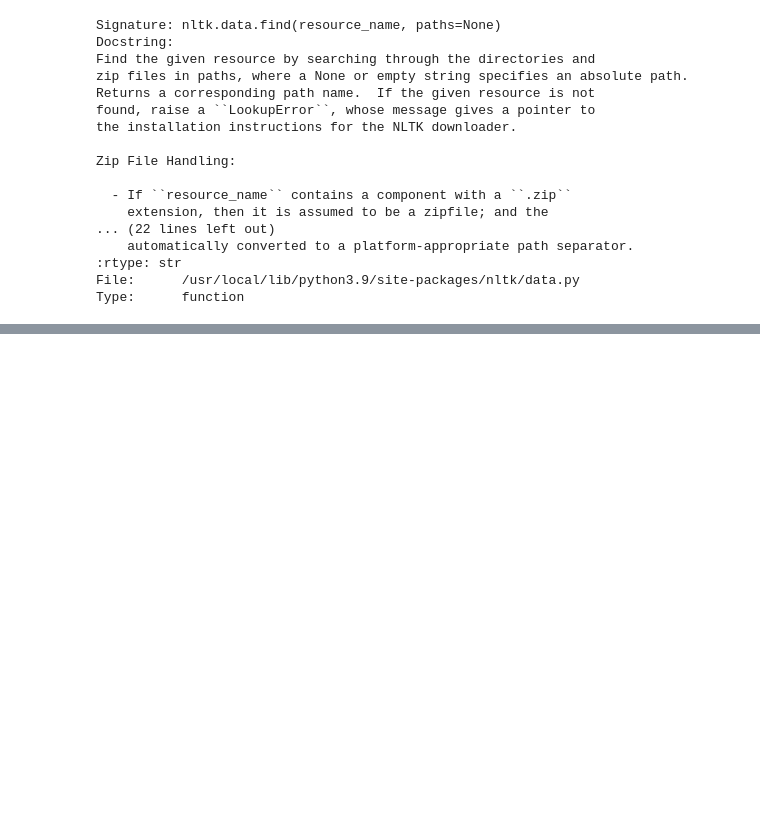
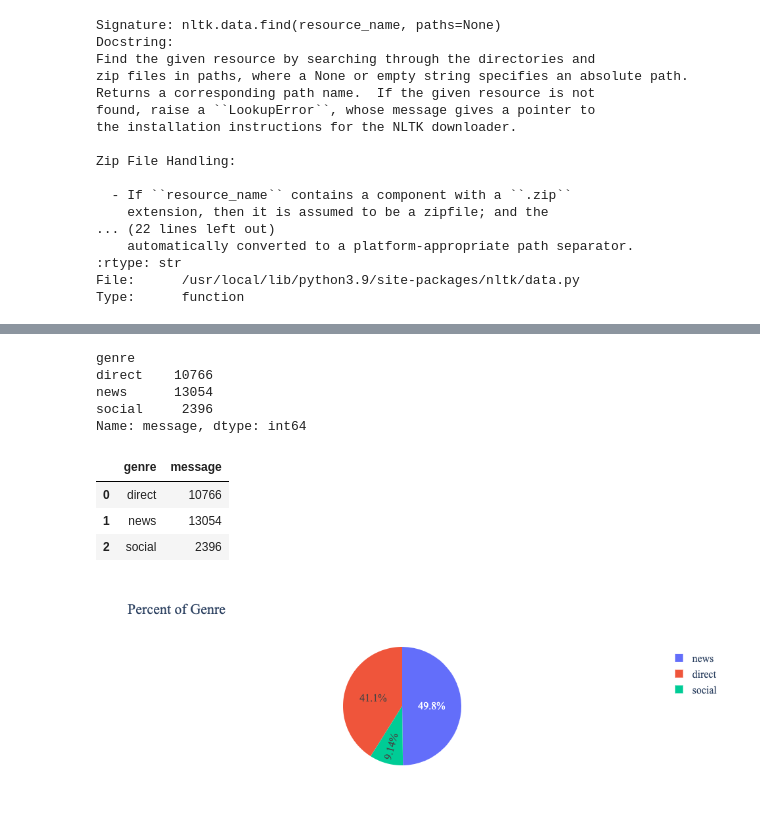
Before and after one commit to ZacksAmber/Disaster-Response-Pipelines, a Jupyter notebook: code/multi-label_classification_practice.ipynb, the cells around one changed output, grey strips where cells are left out. Saved outputs shown, nothing was run; the diff lists cells and outputs as text; code cells hidden in the pictures; blank space fills up the shorter version.

```diff
--- a/code/multi-label_classification_practice.ipynb
+++ b/code/multi-label_classification_practice.ipynb
@@ -321,0 +619,32 @@ Type:      function
+# %%
+df.groupby('genre').count()['message']
+# %% [output]
+genre
+direct    10766
+news      13054
+social     2396
+Name: message, dtype: int64
+# %%
+genre_counts = df.groupby('genre').count()['message'].to_frame()
+genre_counts = genre_counts.reset_index()
+# %%
+genre_counts
+# %% [output]
+|  | genre | message |
+| 0 | direct | 10766 |
+| 1 | news | 13054 |
+| 2 | social | 2396 |
+# %%
+fig = px.pie(
+    genre_counts,
+    names='genre',
+    values='message',
+    title="Percent of Genre"
+)
+fig.update_layout(
+    autosize=True,
+    font_family="Times New Roman",
+    font_size=16
+)
+# %% [output]
+[figure, added]
```
Also changed, not shown: parts of 61 cells of this notebook, 14 other files.
